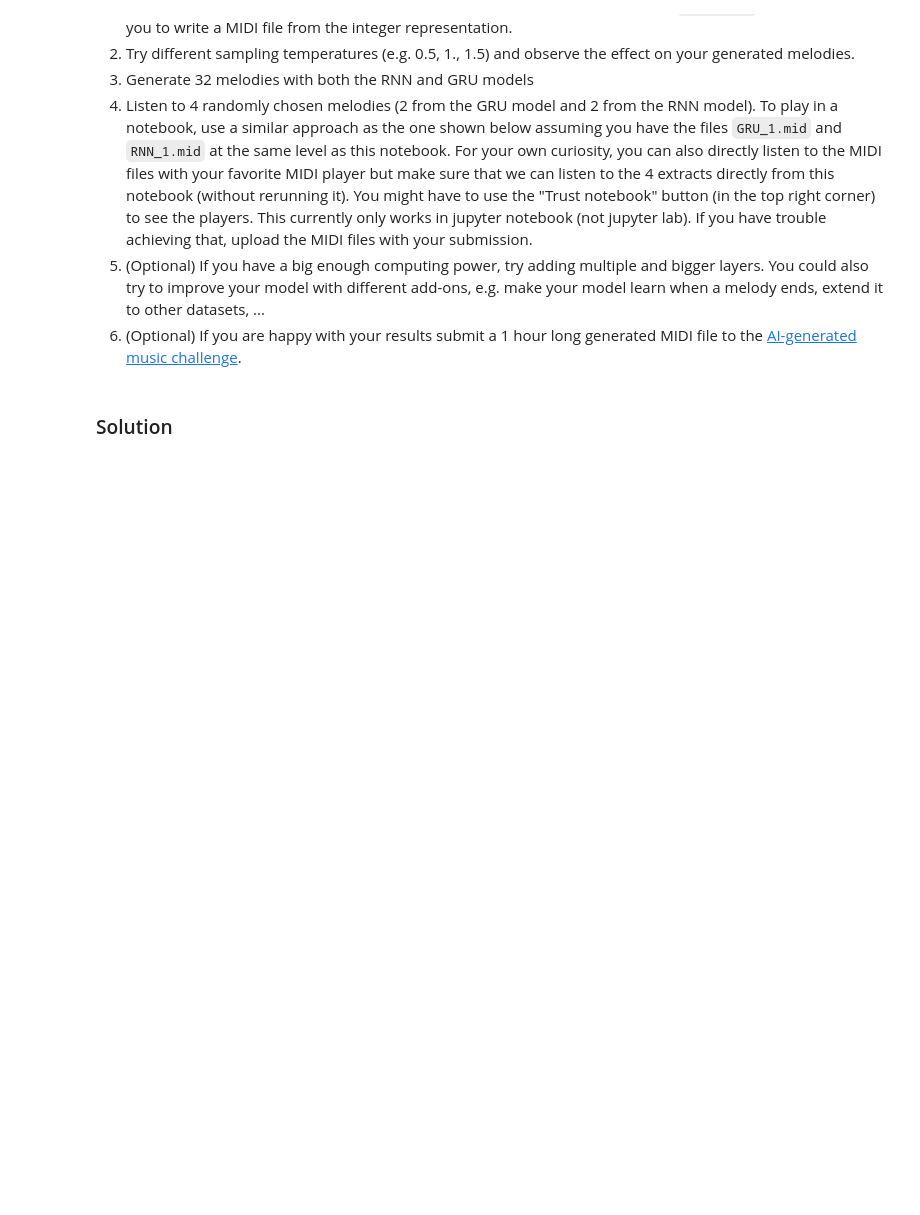
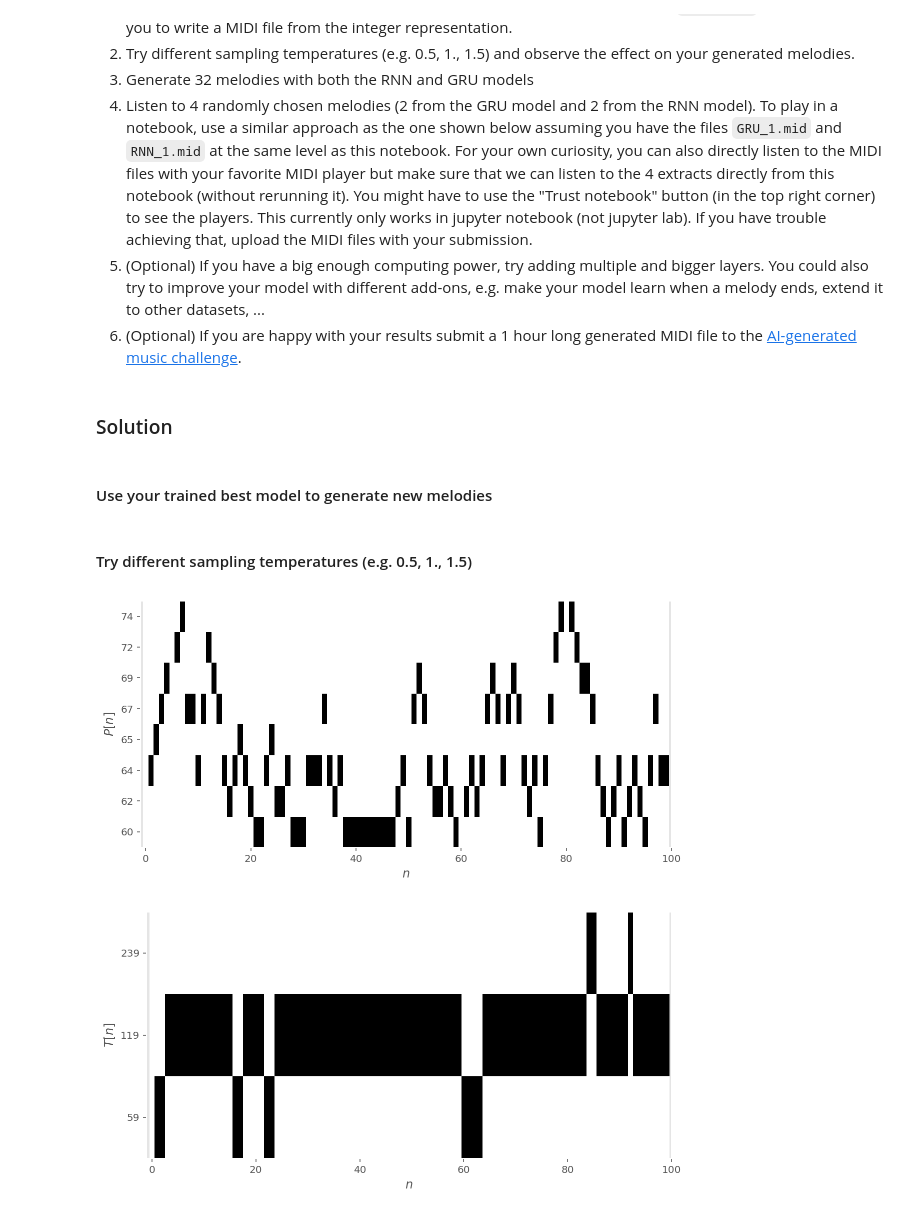
Before and after one commit to Amaumaury/ArtificialNeuralNetworks, a Jupyter notebook: Project_2/miniproject2.ipynb, the cells around one changed output. Drawn from its saved outputs; the diff is of its cells as text; code cells hidden in the pictures; blank space fills up the shorter version.

```diff
--- a/Project_2/miniproject2.ipynb
+++ b/Project_2/miniproject2.ipynb
@@ -579,0 +736,36 @@ music21.midi.translate.midiFilePathToStream('RNN_1.mid').show('midi')
+# %%
+mapping = final_dataset.get_mappings()
+# %% [markdown]
+#### Use your trained best model to generate new melodies
+# %%
+def generate_melody(model, starter_pitch, starter_duration, length, temperature=1.):
+    padding_length = model.inputs[1].shape[1].value
+    pitch_count = model.inputs[1].shape[2].value
+    duration_count = model.inputs[0].shape[2].value
+
+    melody_pitch = np.zeros((padding_length, pitch_count))
+    melody_duration = np.zeros((padding_length, duration_count))
+    melody_pitch[0] = starter_pitch
+    melody_duration[0] = starter_duration
+
+    for i in range(1, length):
+        predicted_durations, predicted_pitches = model.predict(x=[np.array([melody_duration]), np.array([melody_pitch])])
+
+        last_pitch = predicted_pitches[0][-1:].reshape((pitch_count,))
+        last_duration = predicted_durations[0][-1:].reshape((duration_count,))
+        last_pitch = sample(last_pitch, temperature)
+        last_duration = sample(last_duration, temperature)
+
+        melody_pitch[i] = last_pitch
+        melody_duration[i] = last_duration
+
+    return {'P': melody_pitch[:length], 'T': melody_duration[:length]}
+# %% [markdown]
+#### Try different sampling temperatures (e.g. 0.5, 1., 1.5)
+# %%
+melody_0 = generate_melody(simpleRNN, np.zeros(52), np.zeros(19), 100, temperature=0.5)
+
+plotMelody(melody_0['P'], melody_0['T'], mapping)
+# %% [output]
+[figure, added]
+[figure, added]
```
Also changed, not shown: parts of 36 cells of this notebook, 3 other files.
